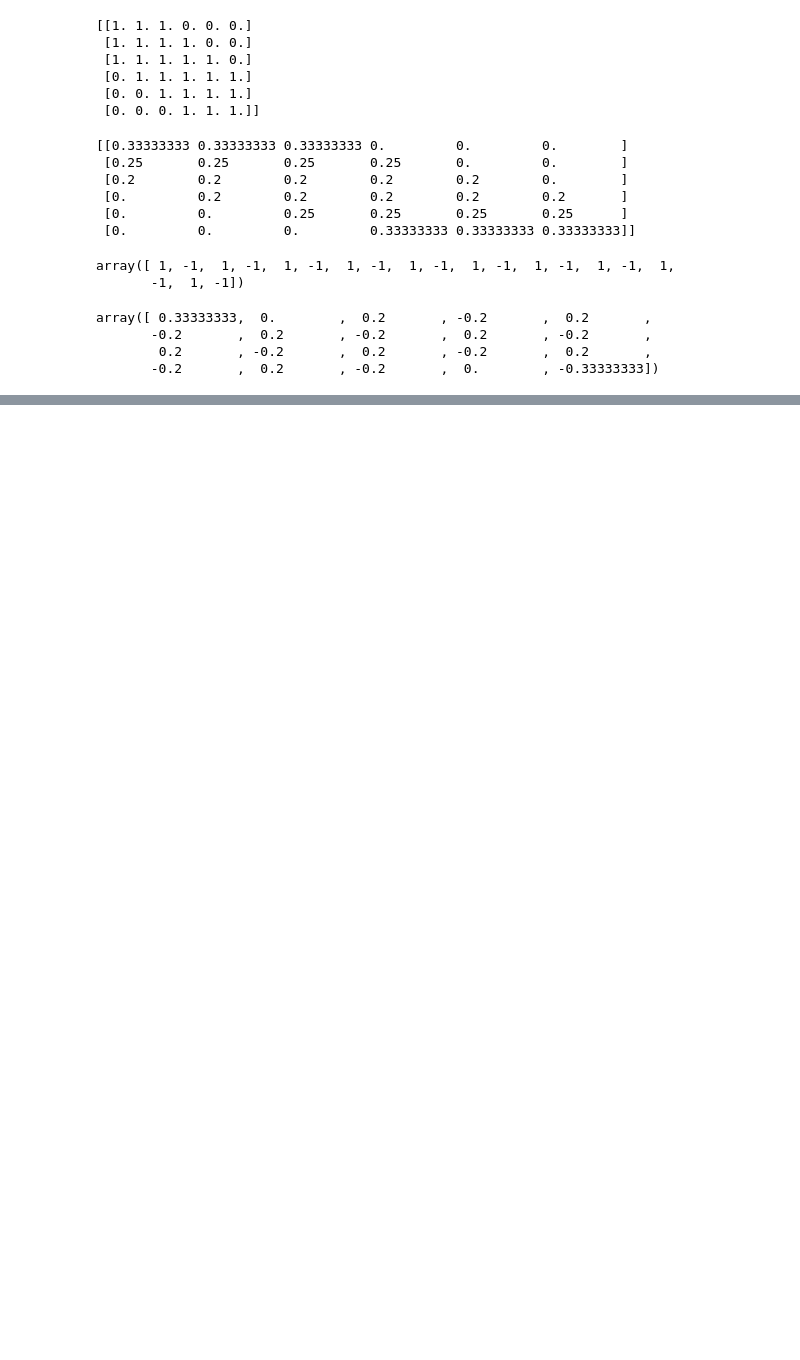
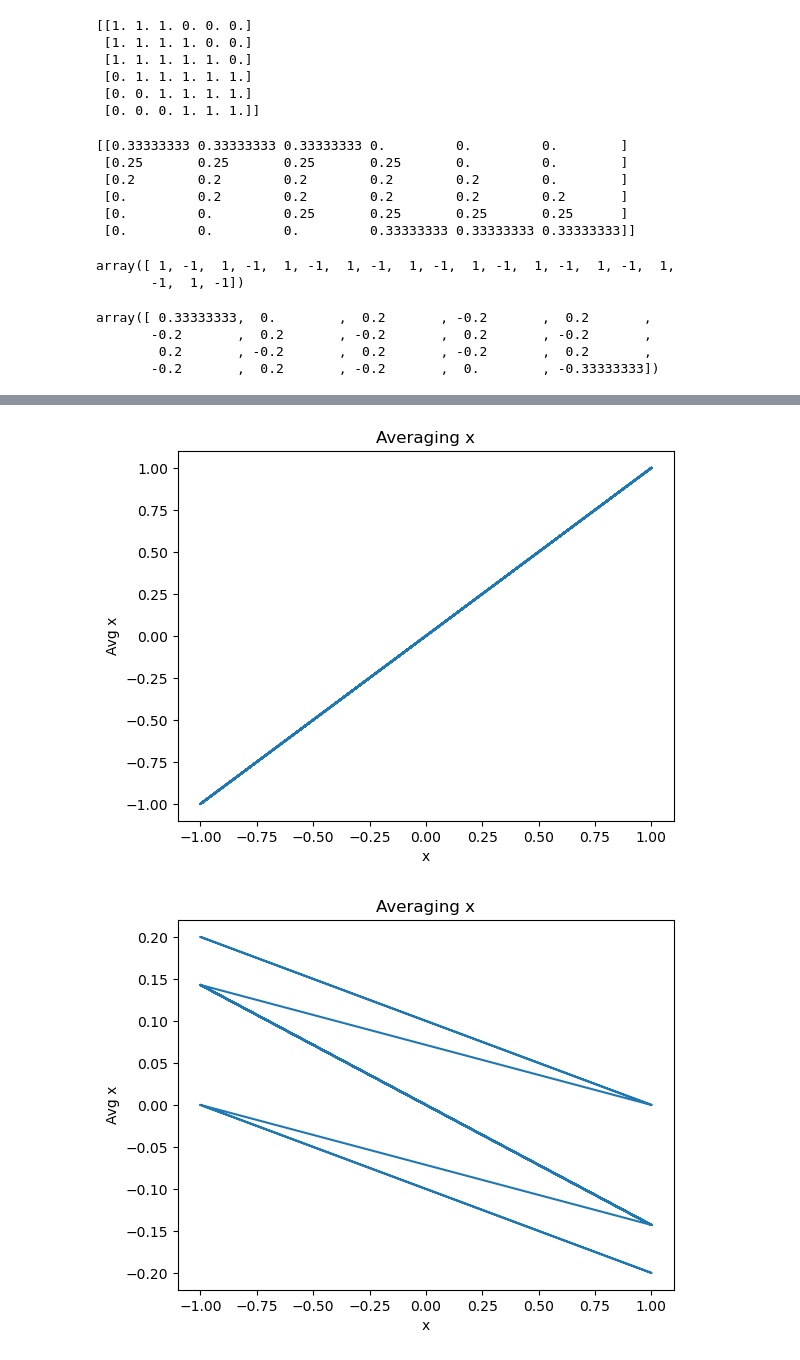
Before and after one commit to rajarshi03/ma22c036_2023_PL, a Jupyter notebook: Assignment_5/Averaging_matrix.ipynb, the cells around one changed output, grey strips where cells are left out. Cells and saved outputs as stored; diff of their text form; code cells hidden in the pictures; blank space fills up the shorter version.

Commit message:
Updating the graphs

```diff
--- a/Assignment_5/Averaging_matrix.ipynb
+++ b/Assignment_5/Averaging_matrix.ipynb
@@ -60,8 +60,8 @@ array([ 0.33333333,  0.        ,  0.2       , -0.2       ,  0.2       ,
 def f(x):
     return x**2 + 2*np.sin(10*x)
 # %%
-n=1000
-k=100
+n=100
+k=10
 
 x = np.linspace(0, 10, n)
 
@@ -86,0 +90,20 @@ array([ 0.69262169,  0.68344189,  0.67319704,  0.66205593,  0.65019371,
+# %%
+import matplotlib.pyplot as plt
+
+n=20
+
+x = np.array([(-1)**j for j in range(n)])
+
+for k in range(0,25,3):
+    y=avg(n,k)@x
+
+    plt.plot(x,y)
+
+    plt.title("Averaging x")
+    plt.xlabel('x')
+    plt.ylabel('Avg x')
+
+    plt.show()
+# %% [output]
+[figure, added]
+[figure, added]
```
Also changed, not shown: parts of 5 cells of this notebook.
